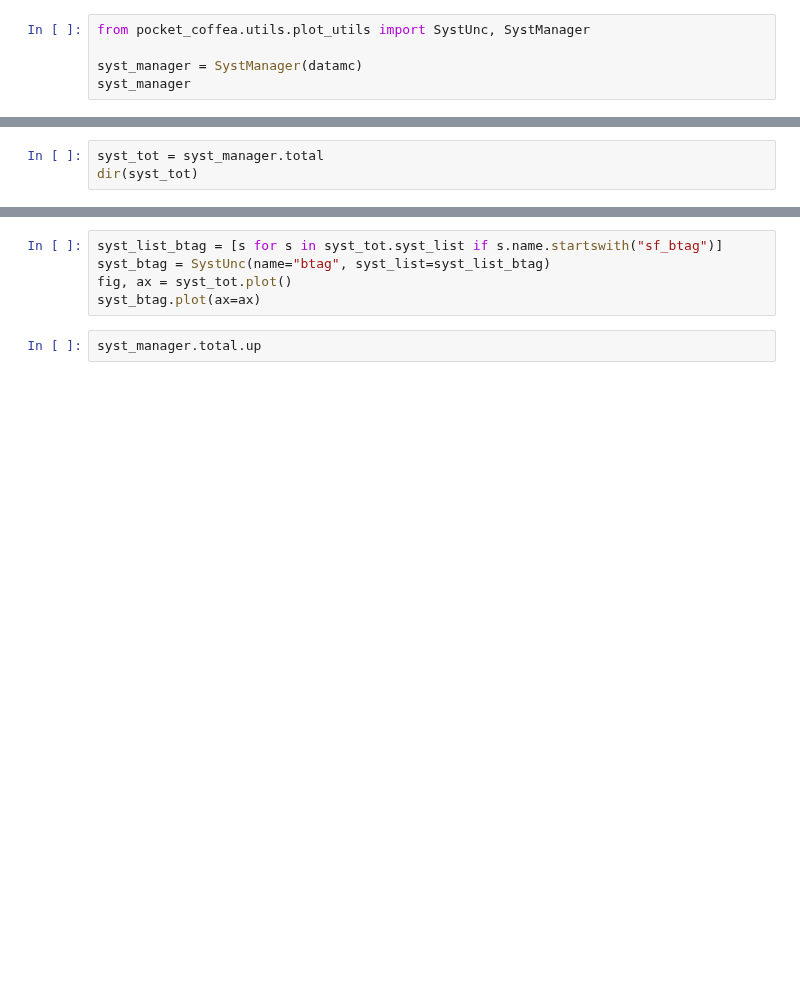
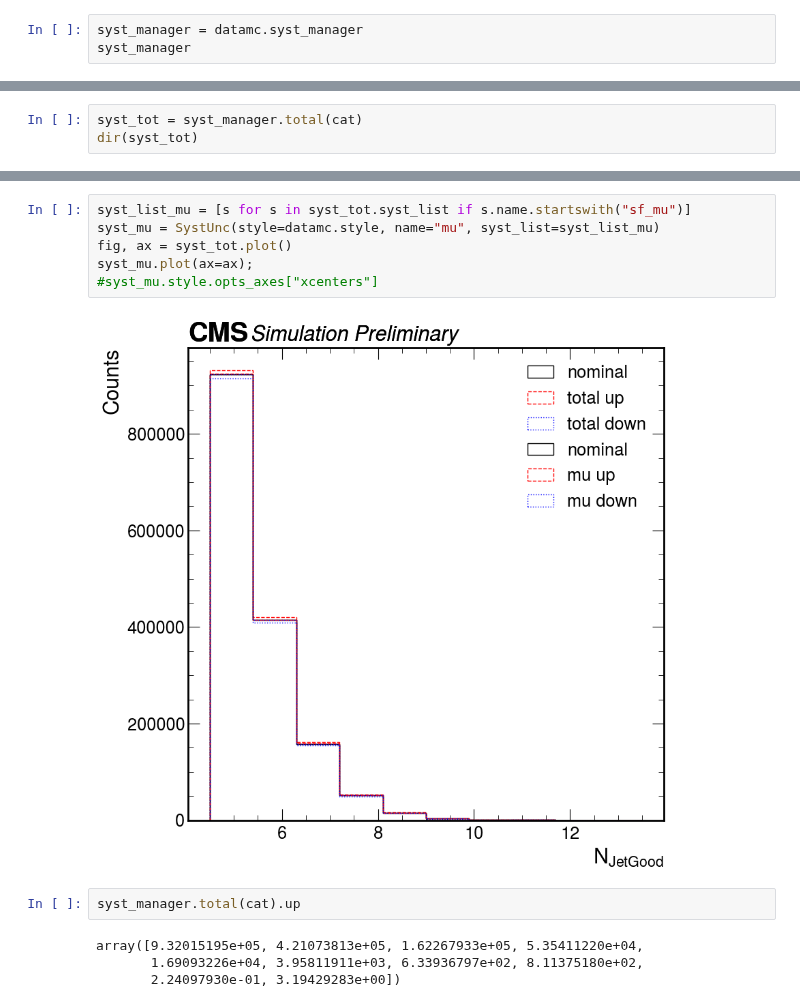
Before and after one commit to PocketCoffea/PocketCoffea, a Jupyter notebook: notebooks/plotting/test_DataMC.ipynb, the cells around one changed output, grey strips where cells are left out. Saved outputs shown, nothing was run; the diff lists cells and outputs as text; blank space fills up the shorter version.

```diff
--- a/notebooks/plotting/test_DataMC.ipynb
+++ b/notebooks/plotting/test_DataMC.ipynb
@@ -91,5 +135,3 @@ plotter
 # %%
-from pocket_coffea.utils.plot_utils import SystUnc, SystManager
-
-syst_manager = SystManager(datamc)
+syst_manager = datamc.syst_manager
 syst_manager
@@ -125,3 +247,3 @@ s_sum.plot()
 # %%
-syst_tot = syst_manager.total
+syst_tot = syst_manager.total(cat)
 dir(syst_tot)
@@ -130,7 +279,14 @@ dir(syst_tot)
 # %%
-syst_list_btag = [s for s in syst_tot.syst_list if s.name.startswith("sf_btag")]
-syst_btag = SystUnc(name="btag", syst_list=syst_list_btag)
+syst_list_mu = [s for s in syst_tot.syst_list if s.name.startswith("sf_mu")]
+syst_mu = SystUnc(style=datamc.style, name="mu", syst_list=syst_list_mu)
 fig, ax = syst_tot.plot()
-syst_btag.plot(ax=ax)
+syst_mu.plot(ax=ax);
+#syst_mu.style.opts_axes["xcenters"]
+# %% [output]
+[figure, added]
 # %%
-syst_manager.total.up
+syst_manager.total(cat).up
+# %% [output]
+array([9.32015195e+05, 4.21073813e+05, 1.62267933e+05, 5.35411220e+04,
+       1.69093226e+04, 3.95811911e+03, 6.33936797e+02, 8.11375180e+02,
+       2.24097930e-01, 3.19429283e+00])
```
Also changed, not shown: parts of 34 cells of this notebook.
